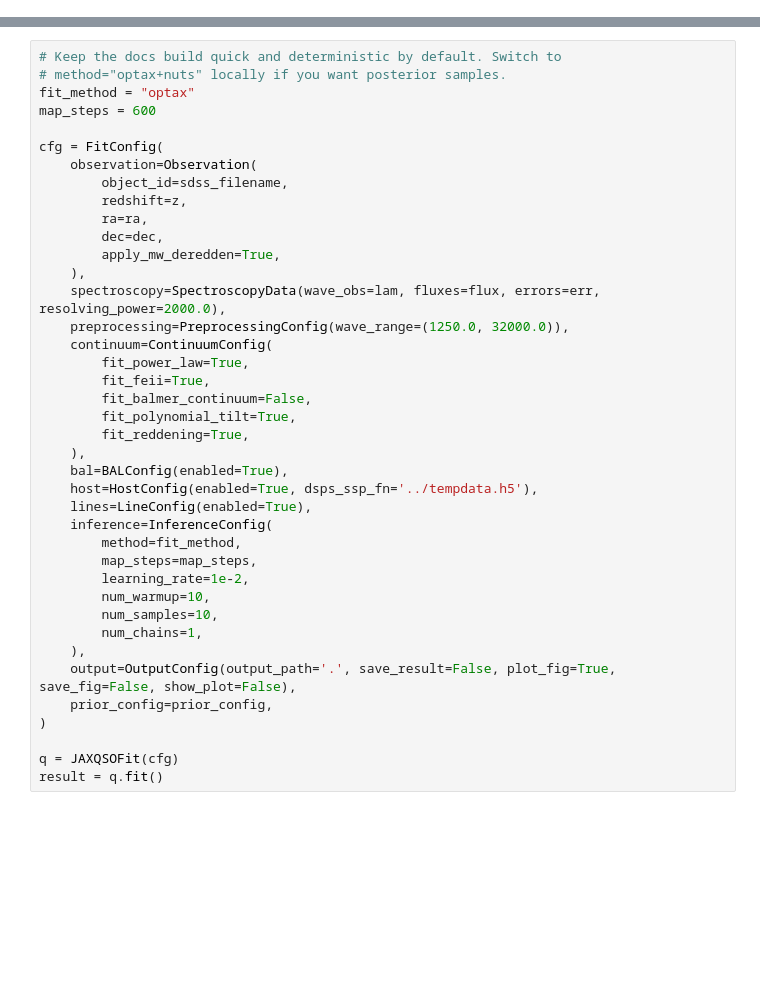
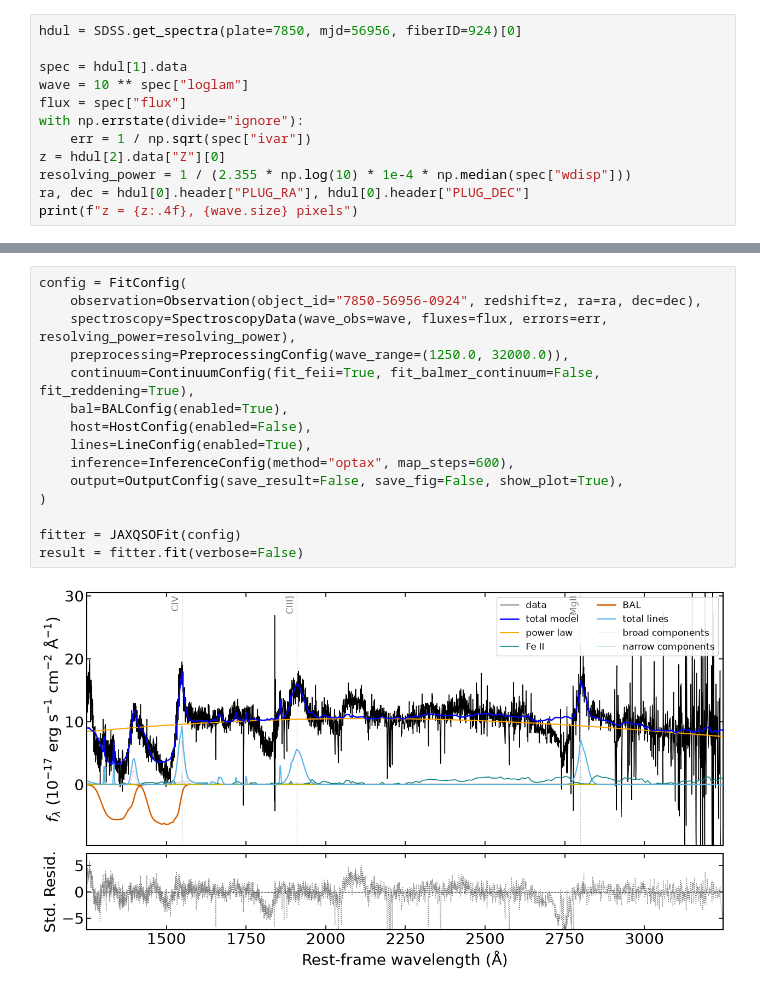
Before and after one commit to burke86/jaxqsofit, a Jupyter notebook: notebooks/07_local_sdss_bal_tutorial.ipynb, the cells around one changed output, grey strips where cells are left out. Cells and saved outputs as stored; diff of their text form; blank space fills up the shorter version.

```diff
--- a/notebooks/07_local_sdss_bal_tutorial.ipynb
+++ b/notebooks/07_local_sdss_bal_tutorial.ipynb
@@ -119,0 +27,12 @@ After fitting, BAL components are reported through `q.custom_components`; the to
+# %%
+hdul = SDSS.get_spectra(plate=7850, mjd=56956, fiberID=924)[0]
+
+spec = hdul[1].data
+wave = 10 ** spec["loglam"]
+flux = spec["flux"]
+with np.errstate(divide="ignore"):
+    err = 1 / np.sqrt(spec["ivar"])
+z = hdul[2].data["Z"][0]
+resolving_power = 1 / (2.355 * np.log(10) * 1e-4 * np.median(spec["wdisp"]))
+ra, dec = hdul[0].header["PLUG_RA"], hdul[0].header["PLUG_DEC"]
+print(f"z = {z:.4f}, {wave.size} pixels")
@@ -120,40 +45,17 @@ After fitting, BAL components are reported through `q.custom_components`; the to
 # %%
-# Keep the docs build quick and deterministic by default. Switch to
-# method="optax+nuts" locally if you want posterior samples.
-fit_method = "optax"
-map_steps = 600
-
-cfg = FitConfig(
-    observation=Observation(
-        object_id=sdss_filename,
-        redshift=z,
-        ra=ra,
-        dec=dec,
-        apply_mw_deredden=True,
-    ),
-    spectroscopy=SpectroscopyData(wave_obs=lam, fluxes=flux, errors=err, resolving_power=2000.0),
+config = FitConfig(
+    observation=Observation(object_id="7850-56956-0924", redshift=z, ra=ra, dec=dec),
+    spectroscopy=SpectroscopyData(wave_obs=wave, fluxes=flux, errors=err, resolving_power=resolving_power),
     preprocessing=PreprocessingConfig(wave_range=(1250.0, 32000.0)),
-    continuum=ContinuumConfig(
-        fit_power_law=True,
-        fit_feii=True,
-        fit_balmer_continuum=False,
-        fit_polynomial_tilt=True,
-        fit_reddening=True,
-    ),
+    continuum=ContinuumConfig(fit_feii=True, fit_balmer_continuum=False, fit_reddening=True),
     bal=BALConfig(enabled=True),
-    host=HostConfig(enabled=True, dsps_ssp_fn='../tempdata.h5'),
+    host=HostConfig(enabled=False),
     lines=LineConfig(enabled=True),
-    inference=InferenceConfig(
-        method=fit_method,
-        map_steps=map_steps,
-        learning_rate=1e-2,
-        num_warmup=10,
-        num_samples=10,
-        num_chains=1,
-    ),
-    output=OutputConfig(output_path='.', save_result=False, plot_fig=True, save_fig=False, show_plot=False),
-    prior_config=prior_config,
+    inference=InferenceConfig(method="optax", map_steps=600),
+    output=OutputConfig(save_result=False, save_fig=False, show_plot=True),
 )
 
-q = JAXQSOFit(cfg)
-result = q.fit()
+fitter = JAXQSOFit(config)
+result = fitter.fit(verbose=False)
+# %% [output]
+[figure, added]
```
Also changed, not shown: parts of 23 cells of this notebook, 7 other files.
